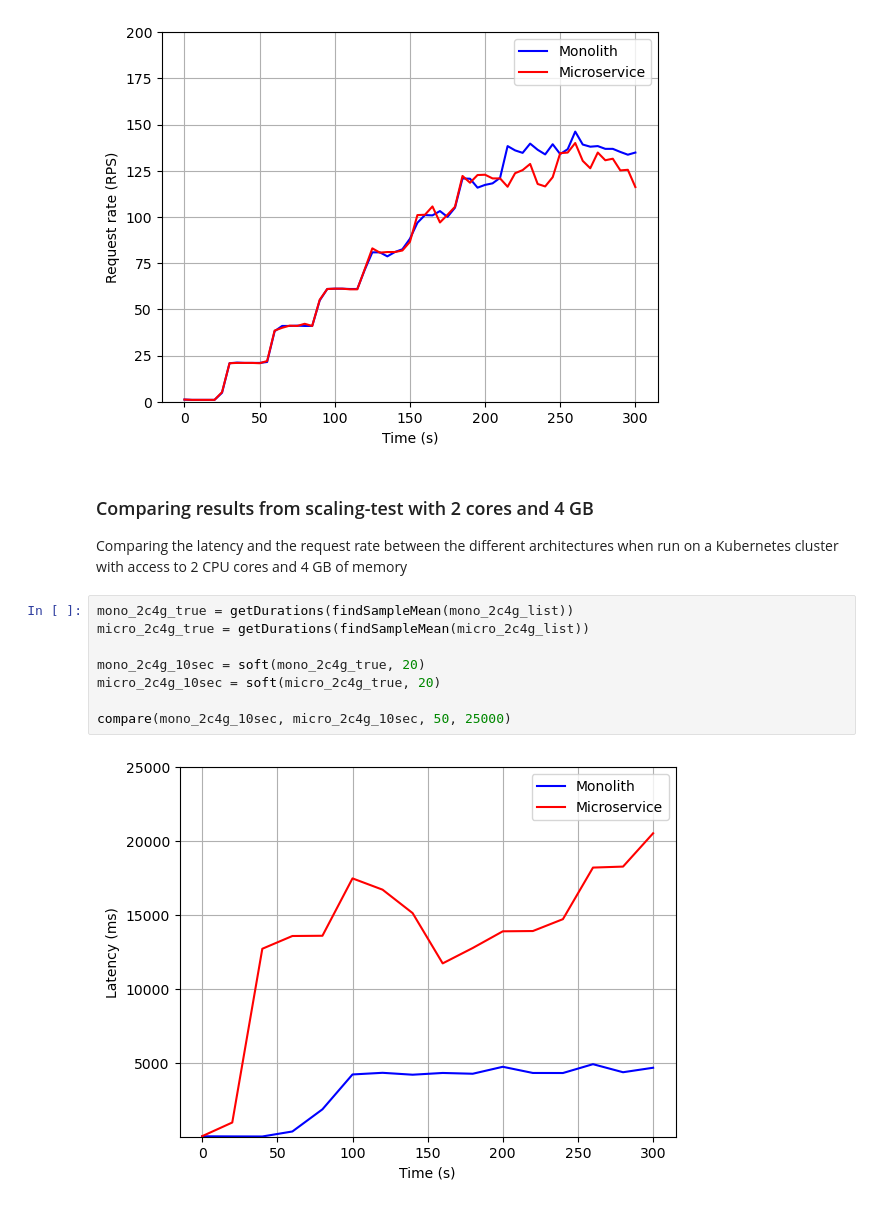
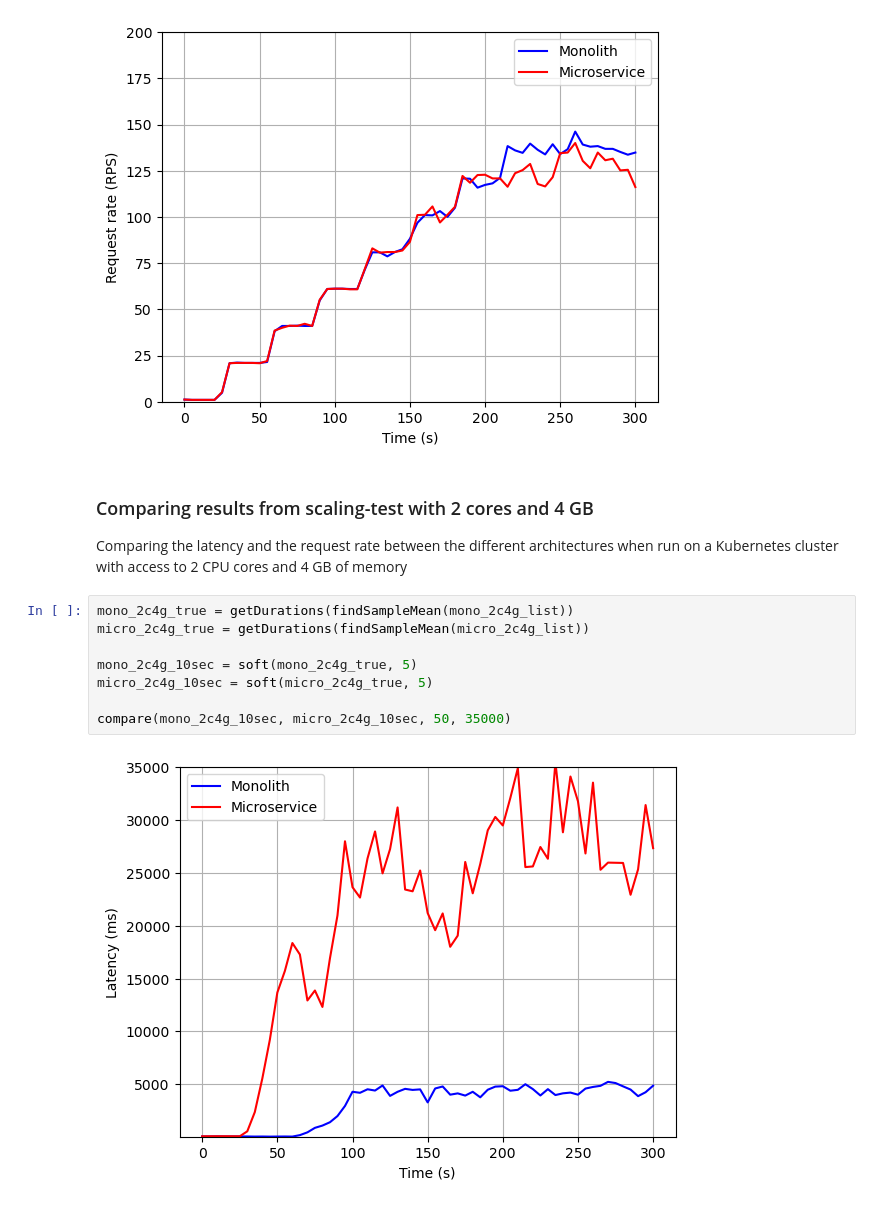
Before and after one commit to prebenrosland/microservice_analysis, a Jupyter notebook: Analysis.ipynb, the cells around one changed output. Saved outputs shown, nothing was run; the diff lists cells and outputs as text.

```diff
--- a/Analysis.ipynb
+++ b/Analysis.ipynb
@@ -233,16 +233,16 @@ compare_req_rate(soft(reqRate(findSampleMean(mono_ramp_list)), 5),
                  soft(reqRate(findSampleMean(micro_ramp_list)), 5), y_low=0, y_high=200)
 # %% [output]
 [figure]
-# %% [markdown]
-### Comparing results from scaling-test with 2 cores and 4 GB
-Comparing the latency and the request rate between the different architectures when run on a Kubernetes cluster with access to 2 CPU cores and 4 GB of memory
+# %% [markdown]
+### Comparing results from scaling-test with 2 cores and 4 GB
+Comparing the latency and the request rate between the different architectures when run on a Kubernetes cluster with access to 2 CPU cores and 4 GB of memory
 # %%
 mono_2c4g_true = getDurations(findSampleMean(mono_2c4g_list))
 micro_2c4g_true = getDurations(findSampleMean(micro_2c4g_list))
 
-mono_2c4g_10sec = soft(mono_2c4g_true, 20)
-micro_2c4g_10sec = soft(micro_2c4g_true, 20)
+mono_2c4g_10sec = soft(mono_2c4g_true, 5)
+micro_2c4g_10sec = soft(micro_2c4g_true, 5)
 
-compare(mono_2c4g_10sec, micro_2c4g_10sec, 50, 25000)
+compare(mono_2c4g_10sec, micro_2c4g_10sec, 50, 35000)
 # %% [output]
-[figure, old version]
+[figure, new version]
```
Also changed, not shown: parts of 15 cells of this notebook.
